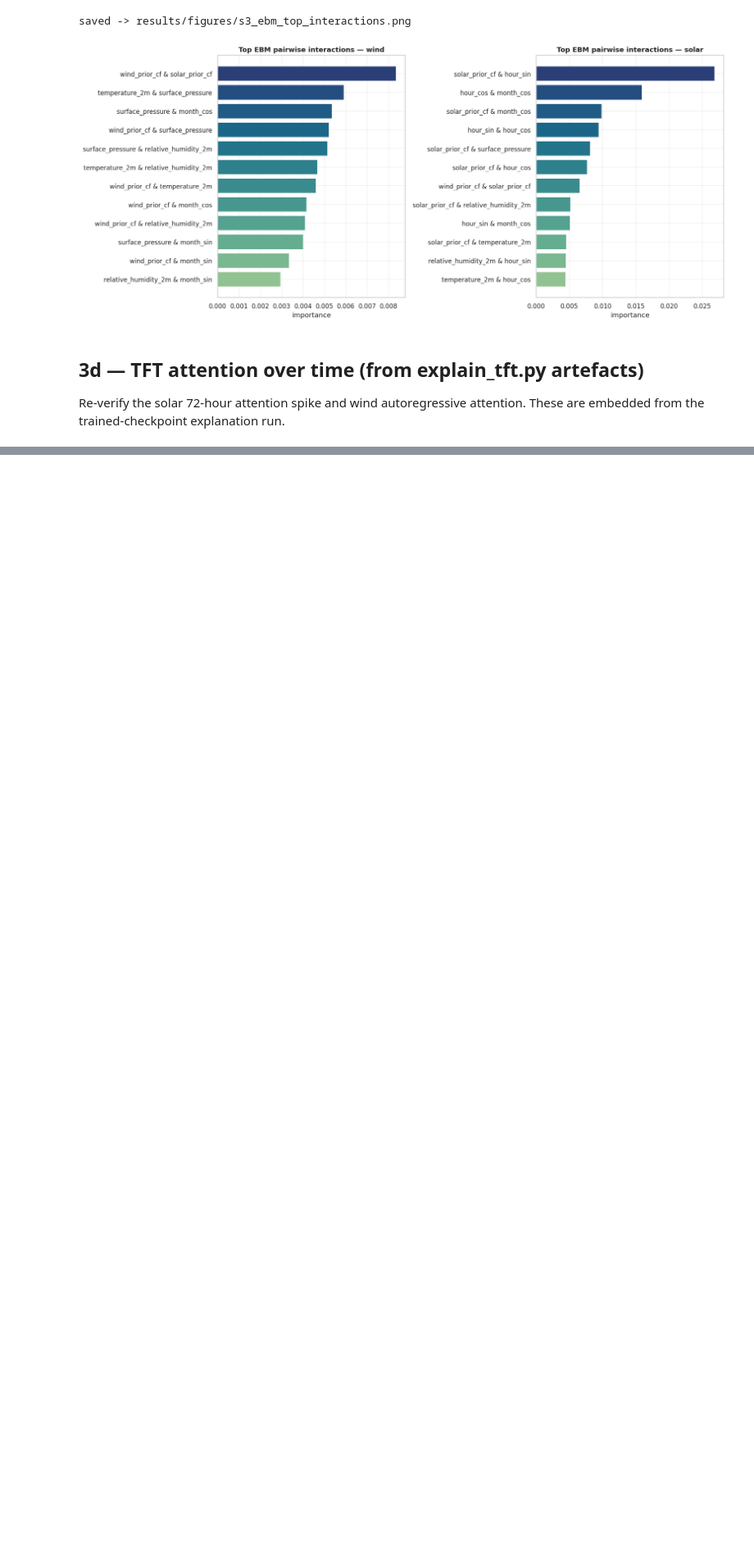
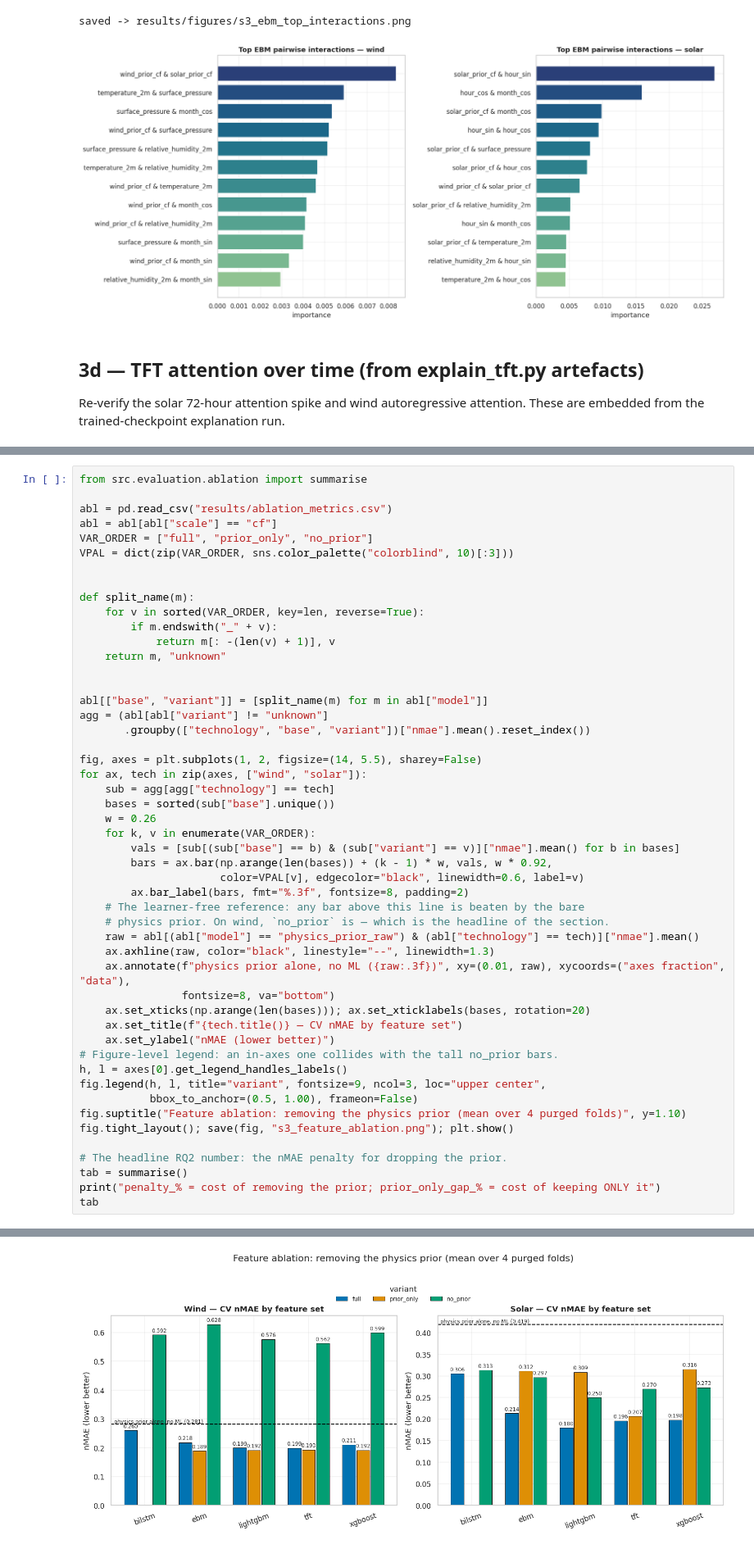
Before and after one commit to cedman98/ced_thesis, a Jupyter notebook: notebooks/08_xai_and_features.ipynb, the cells around one changed output, grey strips where cells are left out. Shown at 82% size. Cells and saved outputs as stored; diff of their text form; blank space fills up the shorter version.

```diff
--- a/notebooks/08_xai_and_features.ipynb
+++ b/notebooks/08_xai_and_features.ipynb
@@ -129,0 +198,51 @@ saved -> results/figures/s3_tft_attention.png
+# %%
+from src.evaluation.ablation import summarise
+
+abl = pd.read_csv("results/ablation_metrics.csv")
+abl = abl[abl["scale"] == "cf"]
+VAR_ORDER = ["full", "prior_only", "no_prior"]
+VPAL = dict(zip(VAR_ORDER, sns.color_palette("colorblind", 10)[:3]))
+
+
+def split_name(m):
+    for v in sorted(VAR_ORDER, key=len, reverse=True):
+        if m.endswith("_" + v):
+            return m[: -(len(v) + 1)], v
+    return m, "unknown"
+
+
+abl[["base", "variant"]] = [split_name(m) for m in abl["model"]]
+agg = (abl[abl["variant"] != "unknown"]
+       .groupby(["technology", "base", "variant"])["nmae"].mean().reset_index())
+
+fig, axes = plt.subplots(1, 2, figsize=(14, 5.5), sharey=False)
+for ax, tech in zip(axes, ["wind", "solar"]):
+    sub = agg[agg["technology"] == tech]
+    bases = sorted(sub["base"].unique())
+    w = 0.26
+    for k, v in enumerate(VAR_ORDER):
+        vals = [sub[(sub["base"] == b) & (sub["variant"] == v)]["nmae"].mean() for b in bases]
+        bars = ax.bar(np.arange(len(bases)) + (k - 1) * w, vals, w * 0.92,
+                      color=VPAL[v], edgecolor="black", linewidth=0.6, label=v)
+        ax.bar_label(bars, fmt="%.3f", fontsize=8, padding=2)
+    # The learner-free reference: any bar above this line is beaten by the bare
+    # physics prior. On wind, `no_prior` is — which is the headline of the section.
+    raw = abl[(abl["model"] == "physics_prior_raw") & (abl["technology"] == tech)]["nmae"].mean()
+    ax.axhline(raw, color="black", linestyle="--", linewidth=1.3)
+    ax.annotate(f"physics prior alone, no ML ({raw:.3f})", xy=(0.01, raw), xycoords=("axes fraction", "data"),
+                fontsize=8, va="bottom")
+    ax.set_xticks(np.arange(len(bases))); ax.set_xticklabels(bases, rotation=20)
+    ax.set_title(f"{tech.title()} — CV nMAE by feature set")
+    ax.set_ylabel("nMAE (lower better)")
+# Figure-level legend: an in-axes one collides with the tall no_prior bars.
+h, l = axes[0].get_legend_handles_labels()
+fig.legend(h, l, title="variant", fontsize=9, ncol=3, loc="upper center",
+           bbox_to_anchor=(0.5, 1.00), frameon=False)
+fig.suptitle("Feature ablation: removing the physics prior (mean over 4 purged folds)", y=1.10)
+fig.tight_layout(); save(fig, "s3_feature_ablation.png"); plt.show()
+
+# The headline RQ2 number: the nMAE penalty for dropping the prior.
+tab = summarise()
+print("penalty_% = cost of removing the prior; prior_only_gap_% = cost of keeping ONLY it")
+tab
+# %% [output]
@@ -129,0 +250 @@ saved -> results/figures/s3_tft_attention.png
+[figure, added]
```
Also changed, not shown: parts of 4 cells of this notebook, 4 other files.
